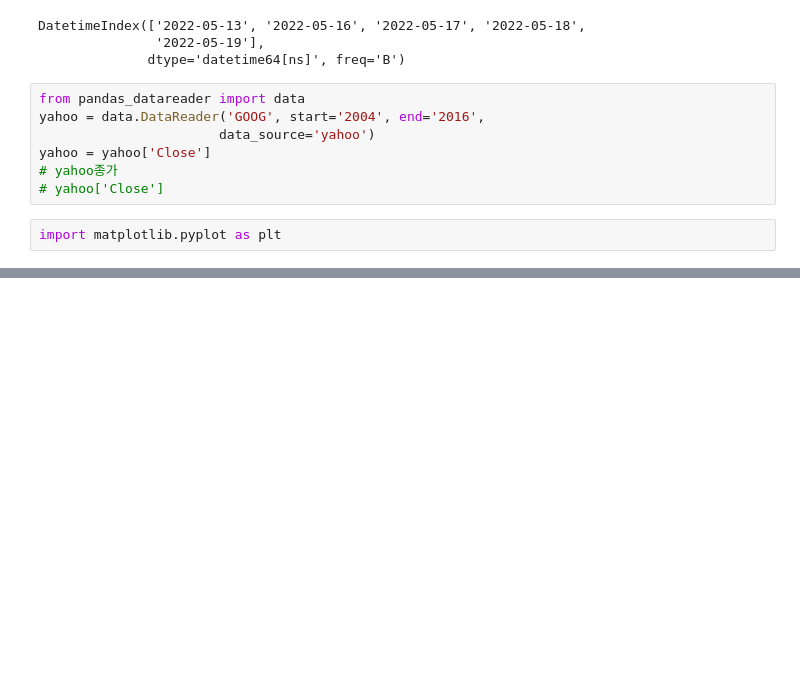
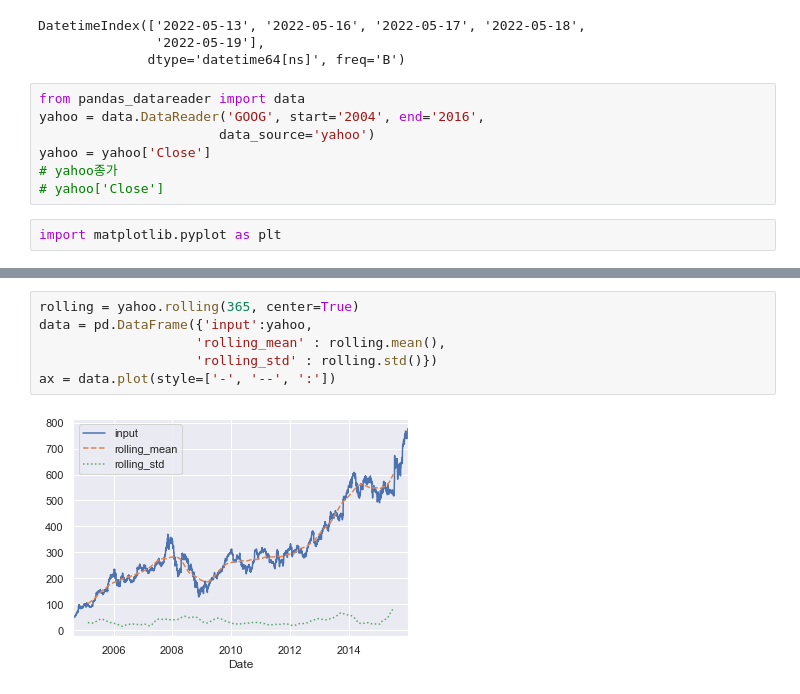
Before and after one commit to SoongMoo/shinhan2205, a Jupyter notebook: 5Day.ipynb, the cells around one changed output, grey strips where cells are left out. Cells and saved outputs as stored; diff of their text form; blank space fills up the shorter version.

```diff
--- a/5Day.ipynb
+++ b/5Day.ipynb
@@ -326,0 +373,8 @@ Freq: D, Name: Close, Length: 4152, dtype: float64
+# %%
+rolling = yahoo.rolling(365, center=True)
+data = pd.DataFrame({'input':yahoo,
+                    'rolling_mean' : rolling.mean(),
+                    'rolling_std' : rolling.std()})
+ax = data.plot(style=['-', '--', ':'])
+# %% [output]
+[figure, added]
```
Also changed, not shown: parts of 37 cells of this notebook.
